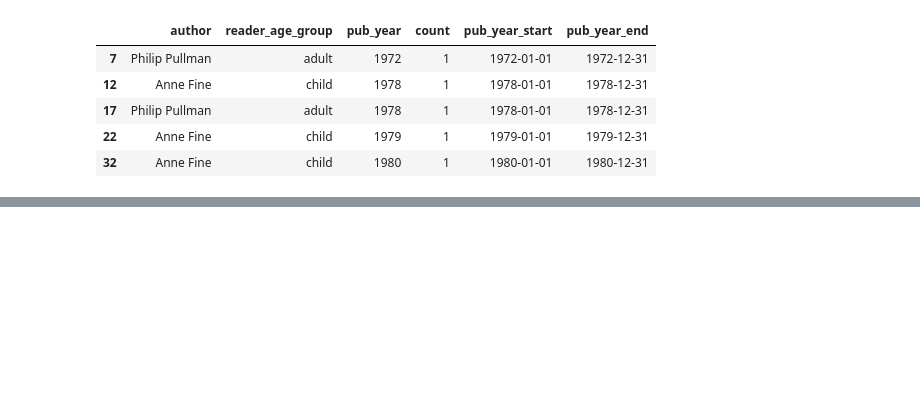
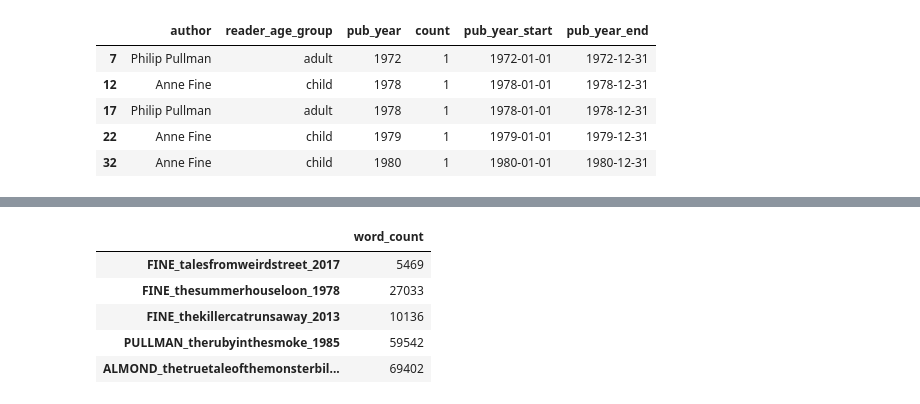
Before and after one commit to dimboump/crosswriters, a Jupyter notebook: 0-get_english_corpus.ipynb, the cells around one changed output, grey strips where cells are left out. Drawn from its saved outputs; the diff is of its cells as text; code cells hidden in the pictures; blank space fills up the shorter version.

```diff
--- a/0-get_english_corpus.ipynb
+++ b/0-get_english_corpus.ipynb
@@ -657,0 +734,44 @@ plt.show()
+# %%
+from typing import Dict
+
+def count_words_in_dir(
+    directory: str = os.getcwd(),
+    *,
+    file_type: str = 'txt',
+    authors_list: list = None
+) -> Dict[str, int]:
+
+    word_counts = {}
+
+    for file in glob.glob(os.path.join(directory, f'*.{file_type}')):
+        filename, _ = os.path.splitext(os.path.basename(file))
+        author = filename.split('_')[0]
+
+        # Only include authors in the list, if provided
+        if authors_list is not None:
+            if author.upper() not in set(authors_list):
+                continue
+
+        with open(file, 'r', encoding='utf-8', errors='ignore') as f:
+            contents = f.read()
+        words = contents.split()
+        filename = filename.removesuffix('.txt')
+
+        word_counts[filename] = len(words)
+
+    return word_counts
+# %%
+from pprint import pprint
+
+wc = count_words_in_dir('data/books_en/', authors_list=included_authors_surnames)
+
+wc_df = pd.DataFrame.from_dict(wc, orient='index', columns=['word_count'])
+
+wc_df.sample(5)
+# %% [output]
+|  | word_count |
+| FINE_talesfromweirdstreet_2017 | 5469 |
+| FINE_thesummerhouseloon_1978 | 27033 |
+| FINE_thekillercatrunsaway_2013 | 10136 |
+| PULLMAN_therubyinthesmoke_1985 | 59542 |
+| ALMOND_thetruetaleofthemonsterbil... | 69402 |
```
Also changed, not shown: parts of 18 cells of this notebook, 1 other file.
